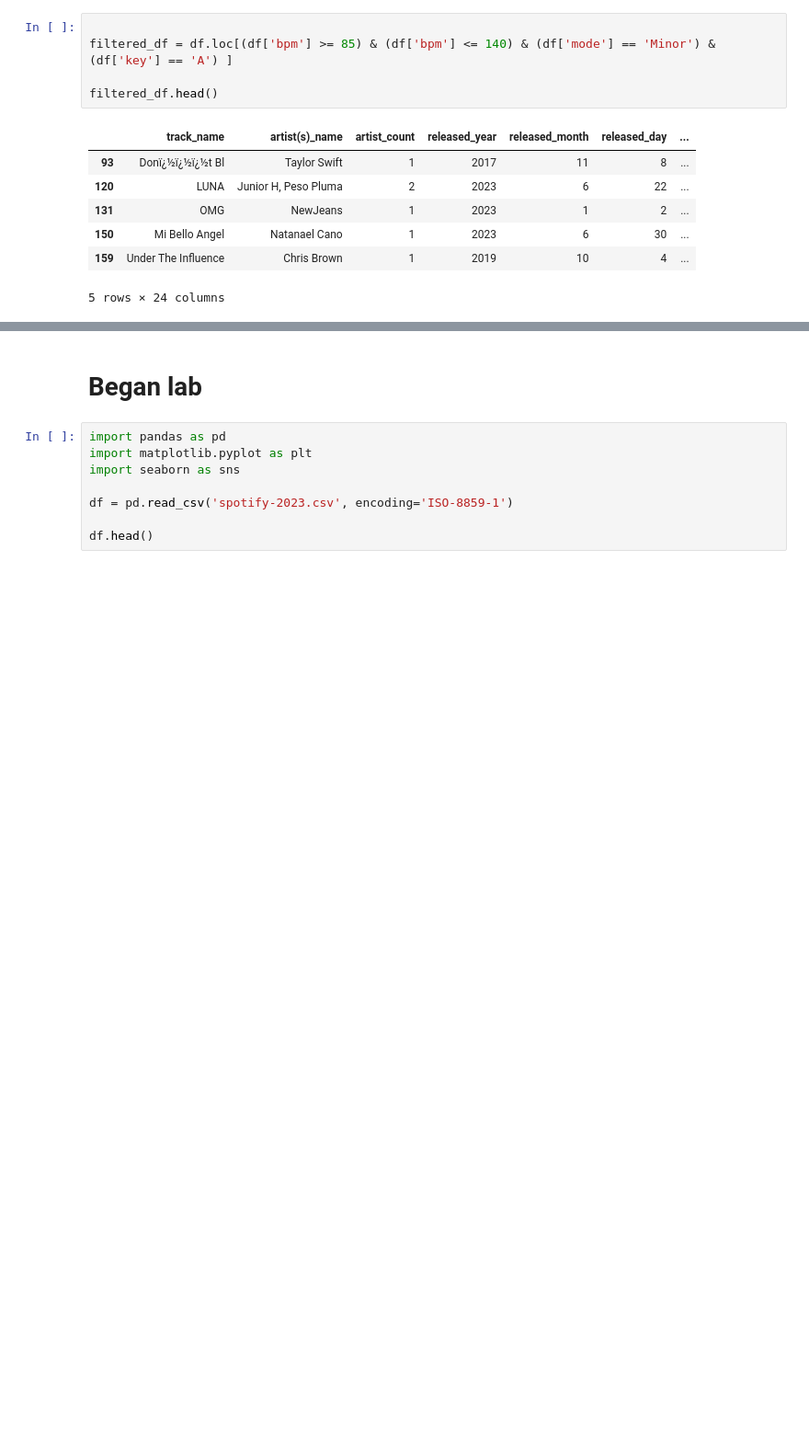
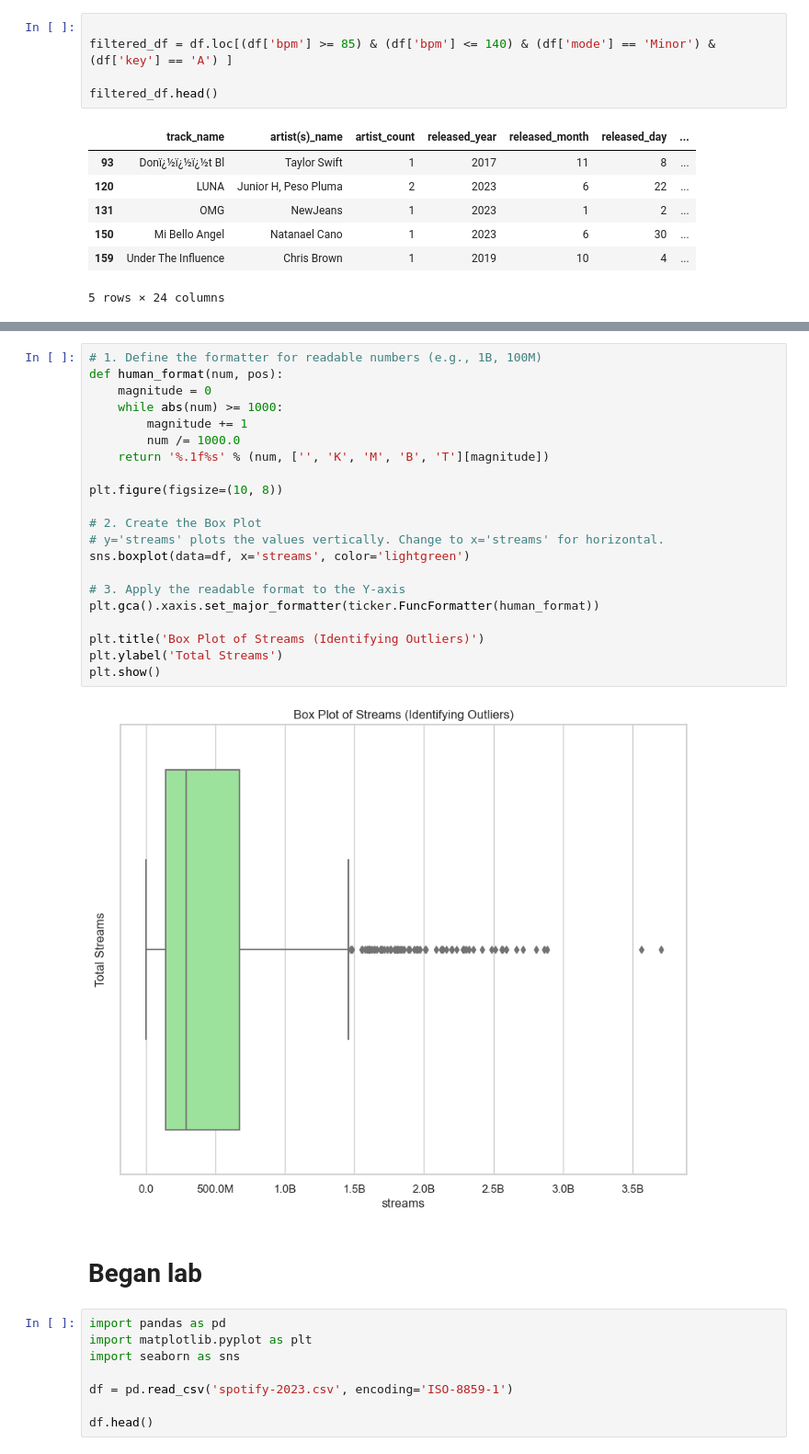
Before and after one commit to Umbretemp/Data_Visualization_And_Modeling, a Jupyter notebook: Lab/1.3 Data Visualization Lab.ipynb, the cells around one changed output, grey strips where cells are left out. Shown at 92% size. Drawn from its saved outputs; the diff is of its cells as text; blank space fills up the shorter version.

```diff
--- a/Lab/1.3 Data Visualization Lab.ipynb
+++ b/Lab/1.3 Data Visualization Lab.ipynb
@@ -126,3 +184,26 @@ average_bpm_df.head()
+# %%
+# 1. Define the formatter for readable numbers (e.g., 1B, 100M)
+def human_format(num, pos):
+    magnitude = 0
+    while abs(num) >= 1000:
+        magnitude += 1
+        num /= 1000.0
+    return '%.1f%s' % (num, ['', 'K', 'M', 'B', 'T'][magnitude])
+
+plt.figure(figsize=(10, 8))
+
+# 2. Create the Box Plot
+# y='streams' plots the values vertically. Change to x='streams' for horizontal.
+sns.boxplot(data=df, x='streams', color='lightgreen')
+
+# 3. Apply the readable format to the Y-axis
+plt.gca().xaxis.set_major_formatter(ticker.FuncFormatter(human_format))
+
+plt.title('Box Plot of Streams (Identifying Outliers)')
+plt.ylabel('Total Streams')
+plt.show()
+# %% [output]
+[figure, added]
 # %% [markdown]
 # Began lab
 # %%
```
Also changed, not shown: parts of 12 cells of this notebook.
